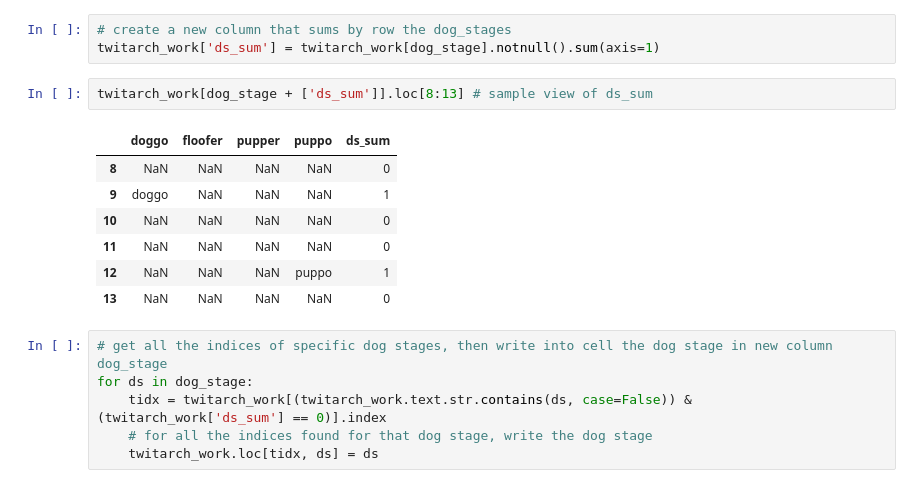
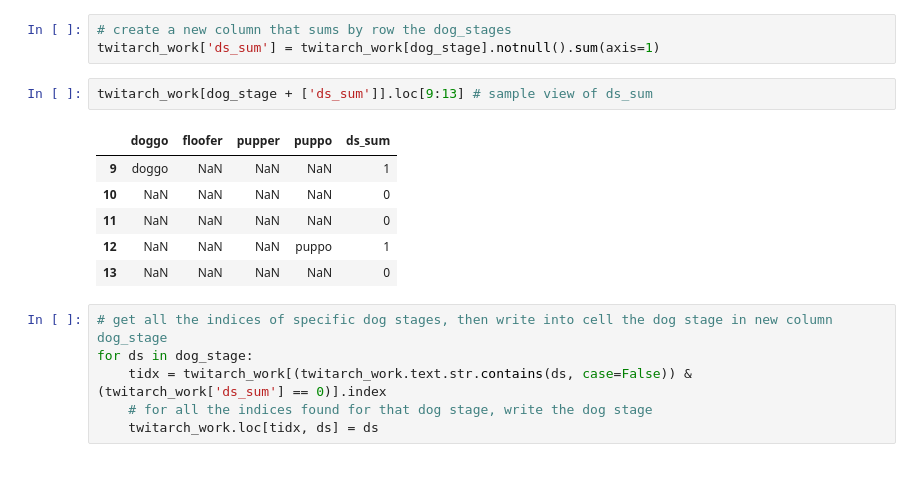
Before and after one commit to alf808/doggie-tweets, a Jupyter notebook: wrangle_act.ipynb, the cells around one changed output. Drawn from its saved outputs; the diff is of its cells as text.

```diff
--- a/wrangle_act.ipynb
+++ b/wrangle_act.ipynb
@@ -385,10 +388,9 @@ for ds in dog_stage:
 # create a new column that sums by row the dog_stages
 twitarch_work['ds_sum'] = twitarch_work[dog_stage].notnull().sum(axis=1)
 # %%
-twitarch_work[dog_stage + ['ds_sum']].loc[8:13] # sample view of ds_sum
+twitarch_work[dog_stage + ['ds_sum']].loc[9:13] # sample view of ds_sum
 # %% [output]
 |  | doggo | floofer | pupper | puppo | ds_sum |
-| 8 | NaN | NaN | NaN | NaN | 0 |
 | 9 | doggo | NaN | NaN | NaN | 1 |
 | 10 | NaN | NaN | NaN | NaN | 0 |
 | 11 | NaN | NaN | NaN | NaN | 0 |
```
Also changed, not shown: parts of 29 cells of this notebook, 3 other files.
